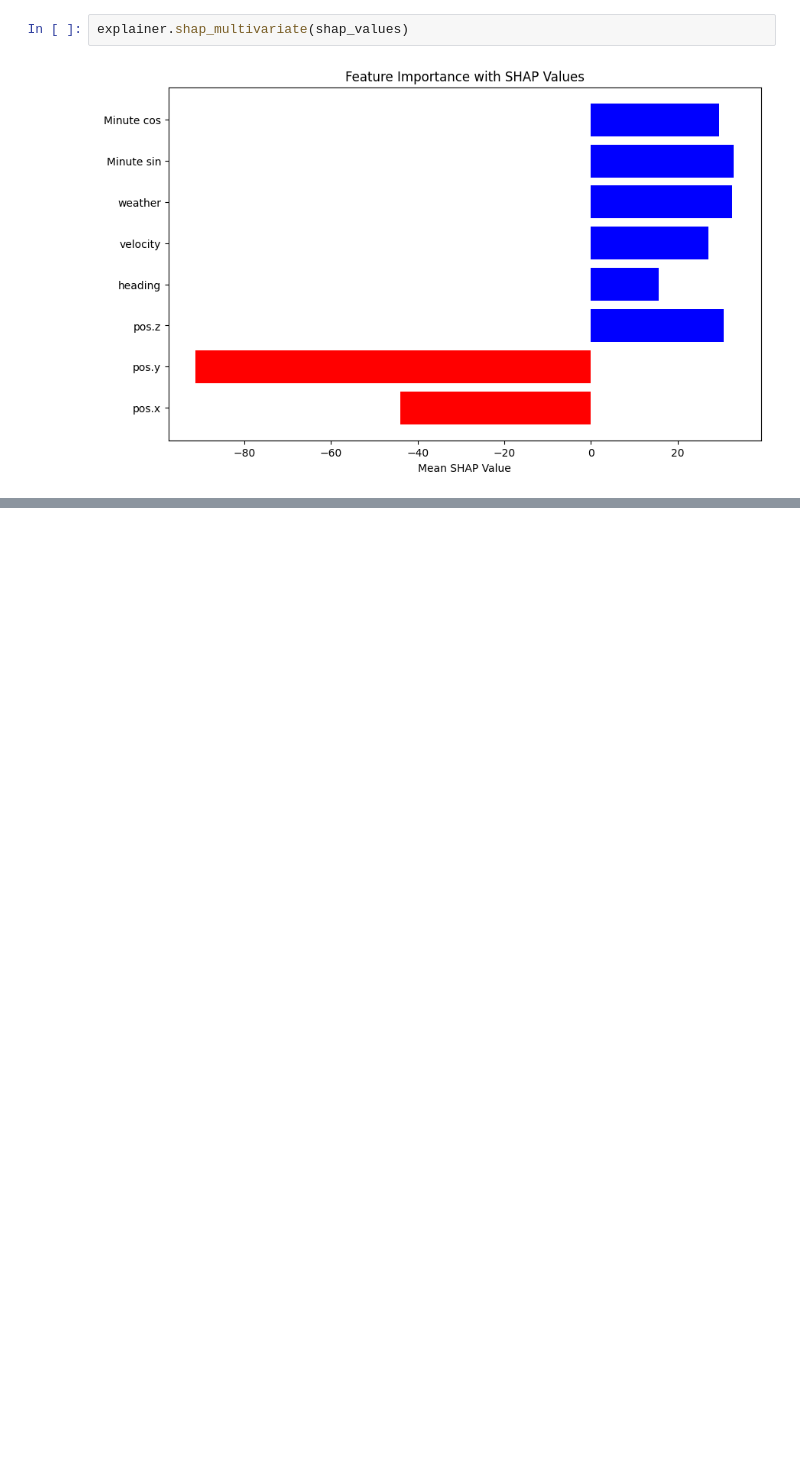
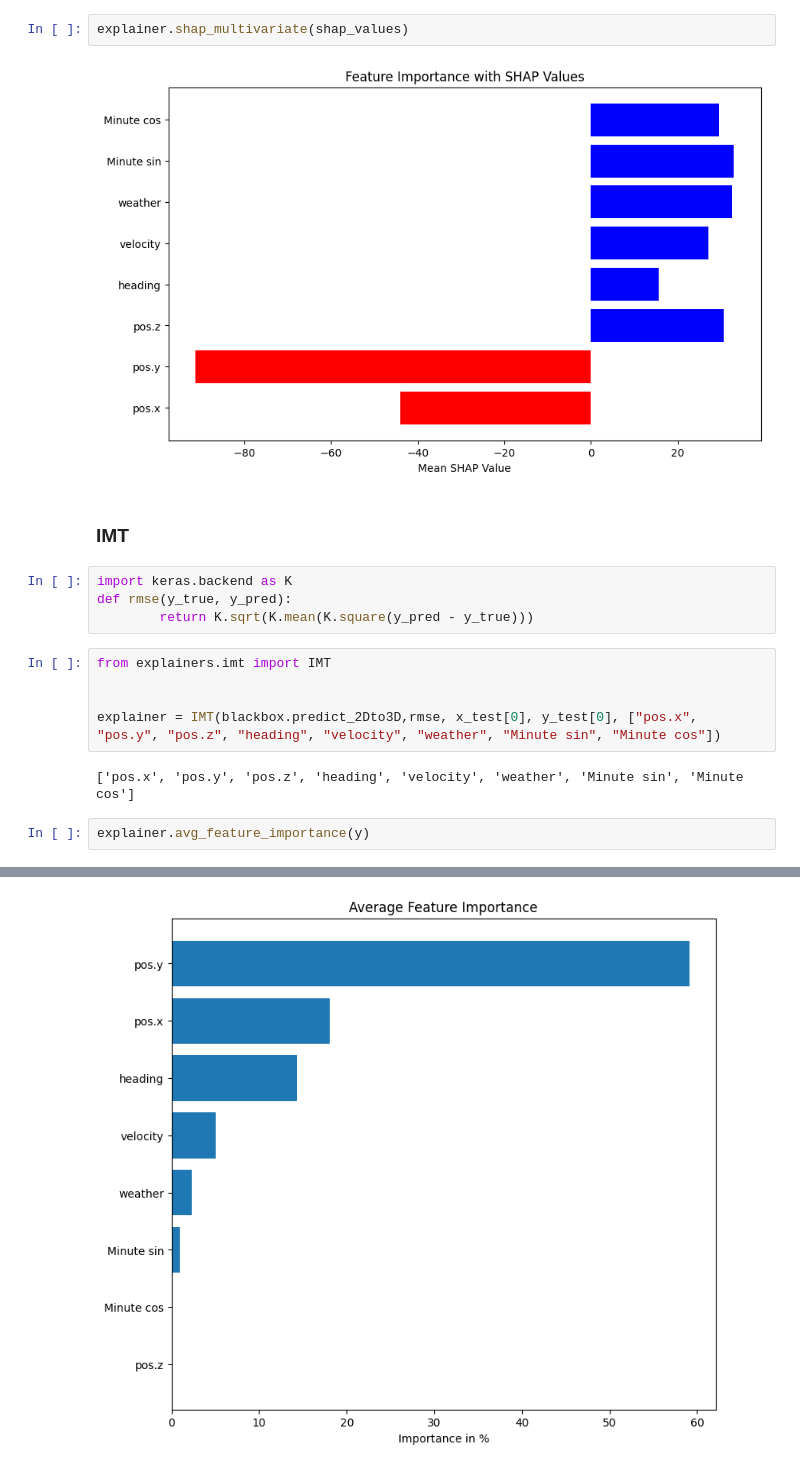
Before and after one commit to georgesmiaka/ITPF, a Jupyter notebook: forecast/notebooks/large_multihorizon_transformer.ipynb, the cells around one changed output, grey strips where cells are left out. Saved outputs shown, nothing was run; the diff lists cells and outputs as text; blank space fills up the shorter version.

```diff
--- a/forecast/notebooks/large_multihorizon_transformer.ipynb
+++ b/forecast/notebooks/large_multihorizon_transformer.ipynb
@@ -397,3 +397,19 @@ shap_values = explainer.shap_values_multivariate(y=y)
 explainer.shap_multivariate(shap_values)
 # %% [output]
 [figure]
+# %% [markdown]
+### IMT
+# %%
+import keras.backend as K
+def rmse(y_true, y_pred):
+        return K.sqrt(K.mean(K.square(y_pred - y_true)))
+# %%
+from explainers.imt import IMT
+
+
+explainer = IMT(blackbox.predict_2Dto3D,rmse, x_test[0], y_test[0], ["pos.x", "pos.y", "pos.z", "heading", "velocity", "weather", "Minute sin", "Minute cos"])
+# %% [output]
+['pos.x', 'pos.y', 'pos.z', 'heading', 'velocity', 'weather', 'Minute sin', 'Minute cos']
+# %%
+explainer.avg_feature_importance(y)
+# %% [output]
@@ -399,0 +425 @@ explainer.shap_multivariate(shap_values)
+[figure, added]
```
Also changed, not shown: parts of 1 cell of this notebook, 2 other files.
